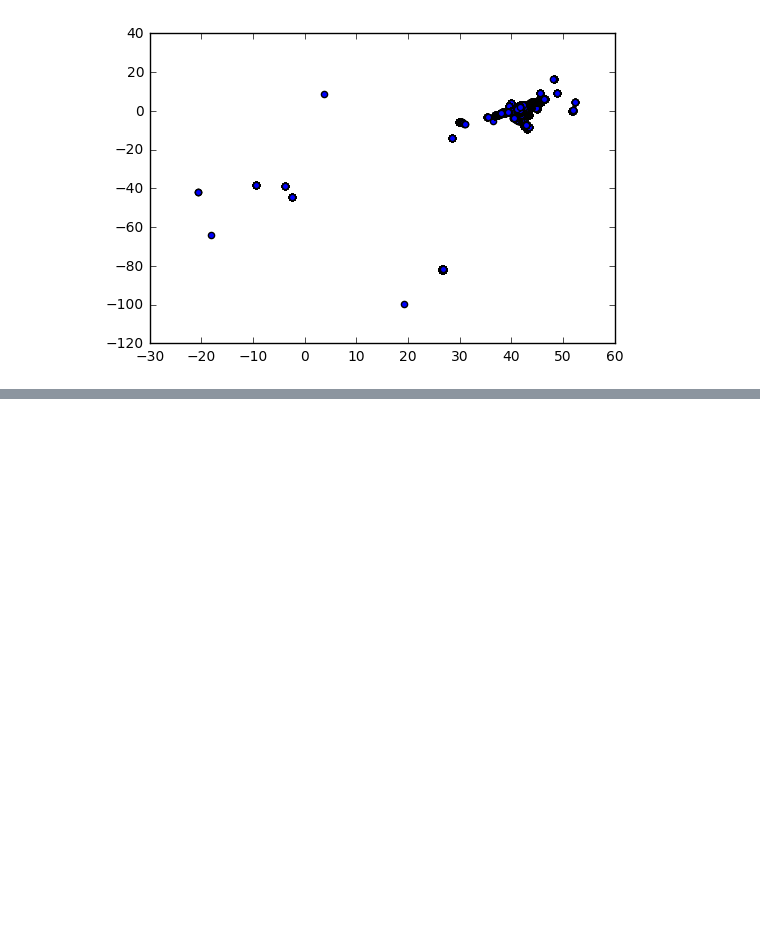
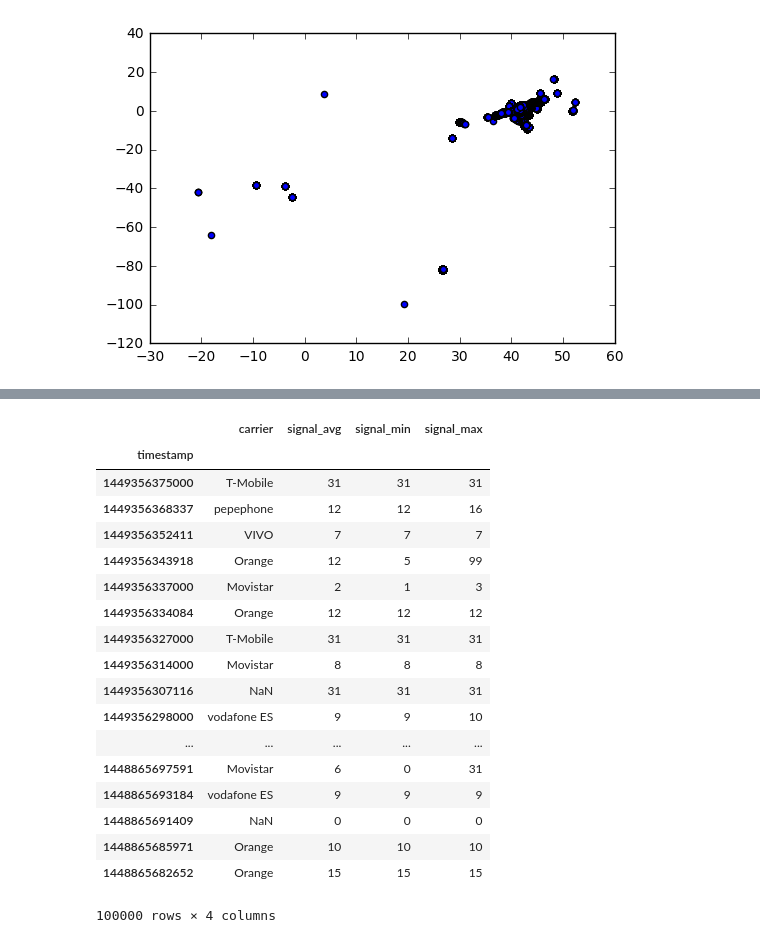
Before and after one commit to RichardoC/ACCD, a Jupyter notebook: Angel_test.ipynb, the cells around one changed output, grey strips where cells are left out. Drawn from its saved outputs; the diff is of its cells as text; code cells hidden in the pictures; blank space fills up the shorter version.

```diff
--- a/Angel_test.ipynb
+++ b/Angel_test.ipynb
@@ -85,0 +93,22 @@ plt.show()
+# %%
+pd.DataFrame(data=d,columns=[['carrier','signal_avg','signal_min','signal_max']])
+# %% [output]
+|  | carrier | signal_avg | signal_min | signal_max |
+| timestamp |  |  |  |  |
+| 1449356375000 | T-Mobile | 31 | 31 | 31 |
+| 1449356368337 | pepephone | 12 | 12 | 16 |
+| 1449356352411 | VIVO | 7 | 7 | 7 |
+| 1449356343918 | Orange | 12 | 5 | 99 |
+| 1449356337000 | Movistar | 2 | 1 | 3 |
+| 1449356334084 | Orange | 12 | 12 | 12 |
+| 1449356327000 | T-Mobile | 31 | 31 | 31 |
+| 1449356314000 | Movistar | 8 | 8 | 8 |
+| 1449356307116 | NaN | 31 | 31 | 31 |
+| 1449356298000 | vodafone ES | 9 | 9 | 10 |
+| ... | ... | ... | ... | ... |
+| 1448865697591 | Movistar | 6 | 0 | 31 |
+| 1448865693184 | vodafone ES | 9 | 9 | 9 |
+| 1448865691409 | NaN | 0 | 0 | 0 |
+| 1448865685971 | Orange | 10 | 10 | 10 |
+| 1448865682652 | Orange | 15 | 15 | 15 |
+100000 rows × 4 columns
```
Also changed, not shown: parts of 6 cells of this notebook.
